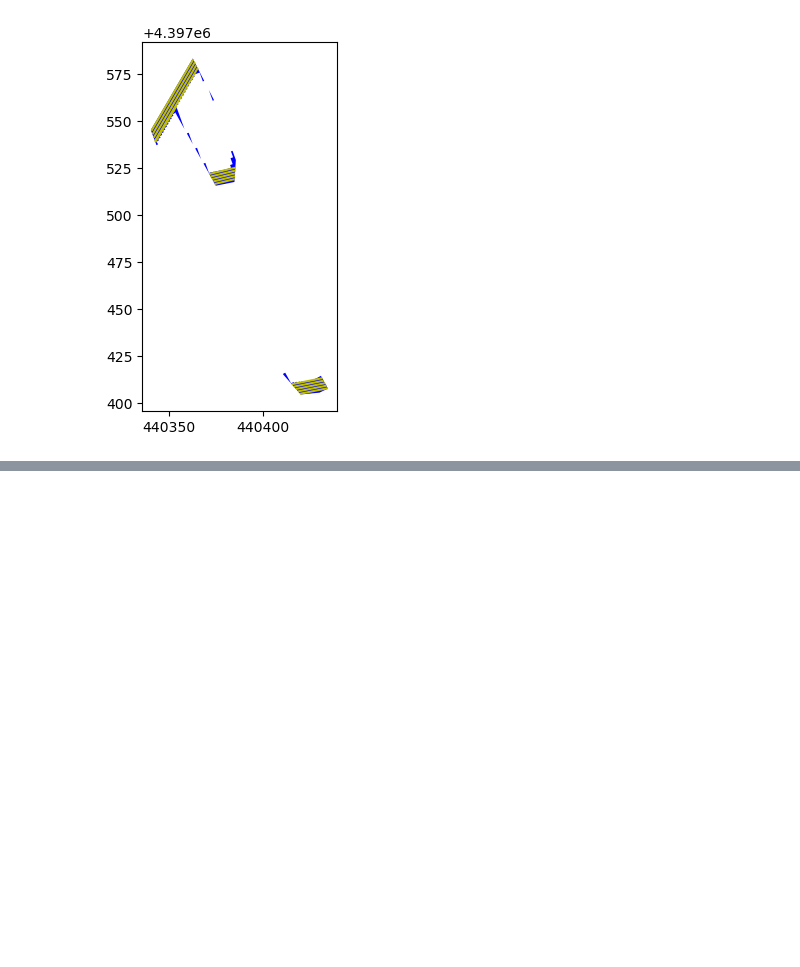
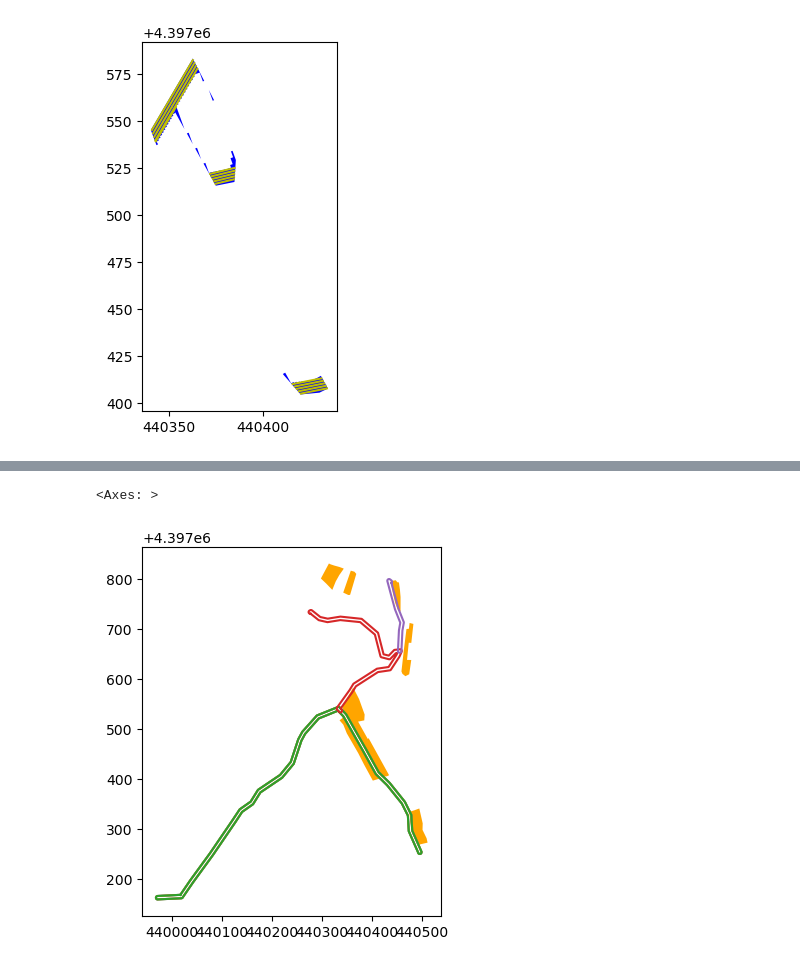
Before and after one commit to Teayyyy/CPP_on_Mountainous_Hilly_Field, a Jupyter notebook: Scratch/test_combine_headland.ipynb, the cells around one changed output, grey strips where cells are left out. Cells and saved outputs as stored; diff of their text form; code cells hidden in the pictures; blank space fills up the shorter version.

```diff
--- a/Scratch/test_combine_headland.ipynb
+++ b/Scratch/test_combine_headland.ipynb
@@ -209,0 +223,17 @@ for path in path_result:
+# %%
+# 添加缓冲区
+all_road_buffer = all_road.buffer(3.5)
+# 仅保留与地块相交的道路
+road_contact = []
+for road in all_road_buffer.geometry:
+    for land in all_land.geometry:
+        if road.intersects(land):
+            road_contact.append(road)
+# 显示
+_, ax = plt.subplots()
+for road in road_contact:
+    ax.plot(*road.exterior.xy)
+all_land.plot(ax=ax, color='orange')
+# %% [output]
+<Axes: >
+[figure, added]
```
Also changed, not shown: parts of 2 cells of this notebook, 52 other files.
